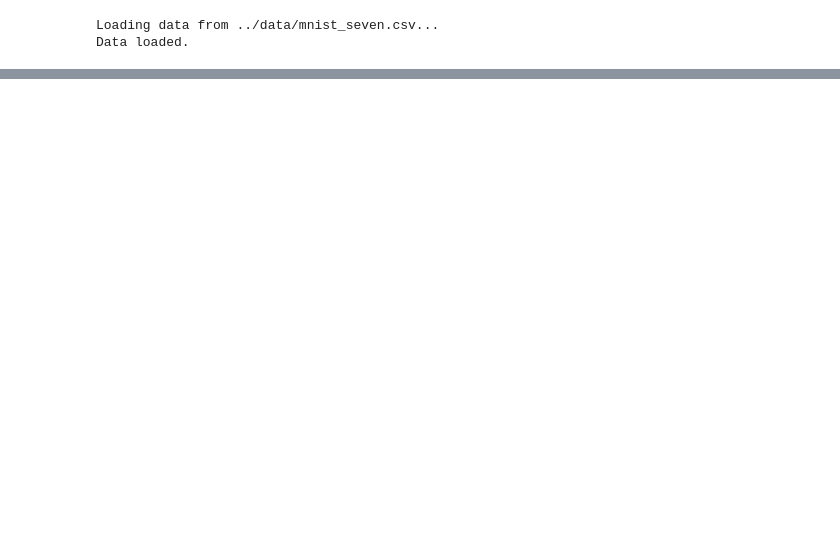
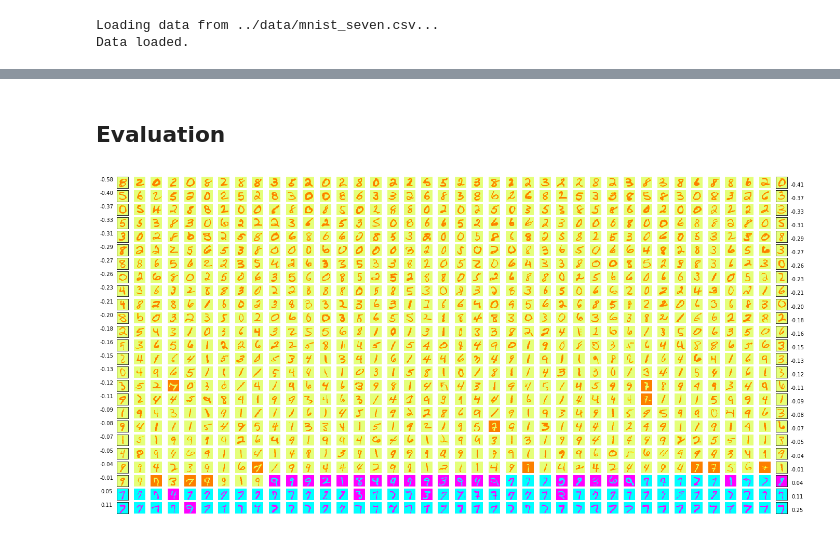
Before and after one commit to zarinBrina/NNPraktikum, a Jupyter notebook: src/perceptron.ipynb, the cells around one changed output, grey strips where cells are left out. Drawn from its saved outputs; the diff is of its cells as text; code cells hidden in the pictures; blank space fills up the shorter version.

```diff
--- a/src/perceptron.ipynb
+++ b/src/perceptron.ipynb
@@ -38,0 +69,45 @@ pyplot.show()
+# %% [markdown]
+## Evaluation
+# %%
+# %matplotlib
+
+results = myPerceptronClassifier.evaluate()
+weights = myPerceptronClassifier.weight
+all_data = []
+for i in range(len(data.testSet.label)):
+    label = data.testSet.label[i]
+    _input = data.testSet.input[i]
+    value = np.dot(_input, weights)
+    all_data.append([value, results[i]==label, _input])
+
+fig = plt.figure(figsize=(20, 10))
+all_data.sort(key=lambda x:x[0])
+
+plt.subplots_adjust(left=0.05, right=0.95, top=0.95, bottom=0.05)
+
+start = 0
+for i in range(1000):
+    value, correct, im = all_data[i]
+    if not correct:
+        im = 1-im
+    ax = fig.add_subplot(25, 40, i+1)
+    if i%40 == 0:
+        ax.set_ylabel("{:.2f}".format(value), rotation=0, labelpad=20)
+        ax.xaxis.set_major_locator(plt.NullLocator())
+        ax.yaxis.set_major_locator(plt.NullLocator())
+    elif i%40 == 39:
+        ax.yaxis.set_label_position("right")
+        ax.set_ylabel("{:.2f}".format(value), rotation=0, labelpad=20)
+        ax.xaxis.set_major_locator(plt.NullLocator())
+        ax.yaxis.set_major_locator(plt.NullLocator())
+    else:
+        ax.axis('off')
+    # ax.set_title("{:.2f}".format(value)){:.2f}".format(value))
+    im = np.reshape(im, (-1, 28))
+    if value >=0:
+        ax.imshow(im, cmap='cool')
+    else:
+        ax.imshow(im, cmap='Wistia')
+plt.show()
+# %% [output]
+[figure, added]
```
Also changed, not shown: parts of 5 cells of this notebook.
